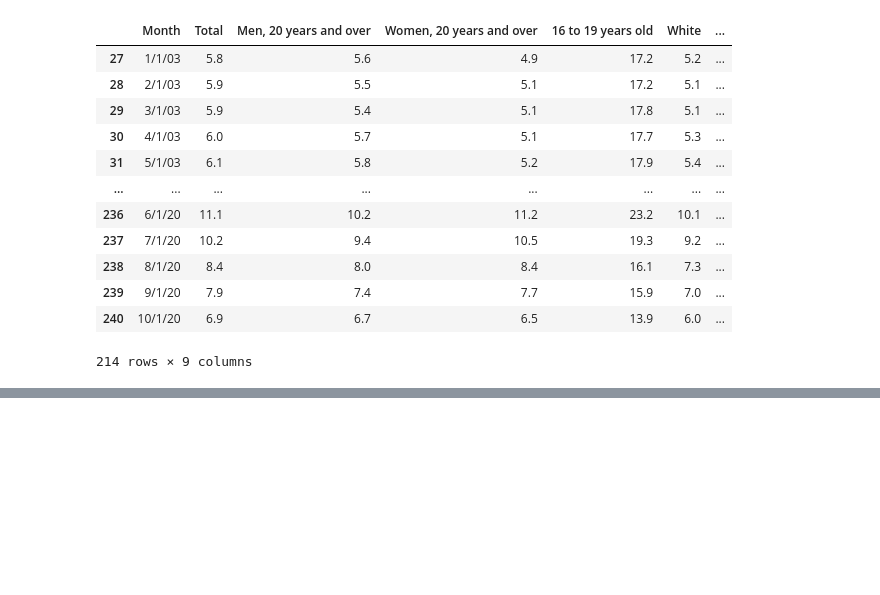
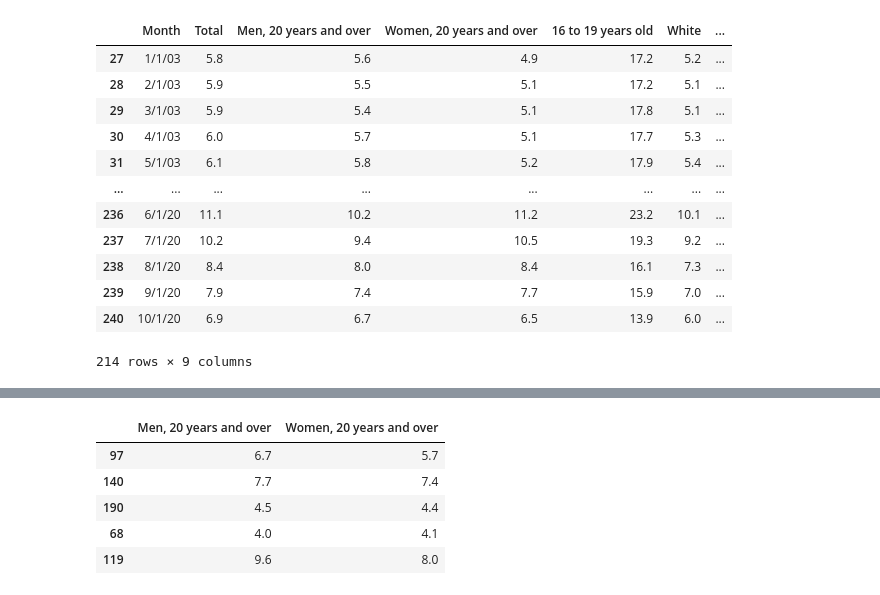
Before and after one commit to vgnenov/OnTheUpAndUp, a Jupyter notebook: machine_learning.ipynb, the cells around one changed output, grey strips where cells are left out. Cells and saved outputs as stored; diff of their text form; code cells hidden in the pictures; blank space fills up the shorter version.

```diff
--- a/machine_learning.ipynb
+++ b/machine_learning.ipynb
@@ -37,0 +63,15 @@ print(X.shape, y.shape)
+# %%
+from sklearn.model_selection import train_test_split
+
+X = pd.get_dummies(X)
+
+X_train, X_test, y_train, y_test = train_test_split(X, y, random_state=42)
+
+X_train.head()
+# %% [output]
+|  | Men, 20 years and over | Women, 20 years and over |
+| 97 | 6.7 | 5.7 |
+| 140 | 7.7 | 7.4 |
+| 190 | 4.5 | 4.4 |
+| 68 | 4.0 | 4.1 |
+| 119 | 9.6 | 8.0 |
```
Also changed, not shown: parts of 10 cells of this notebook.
